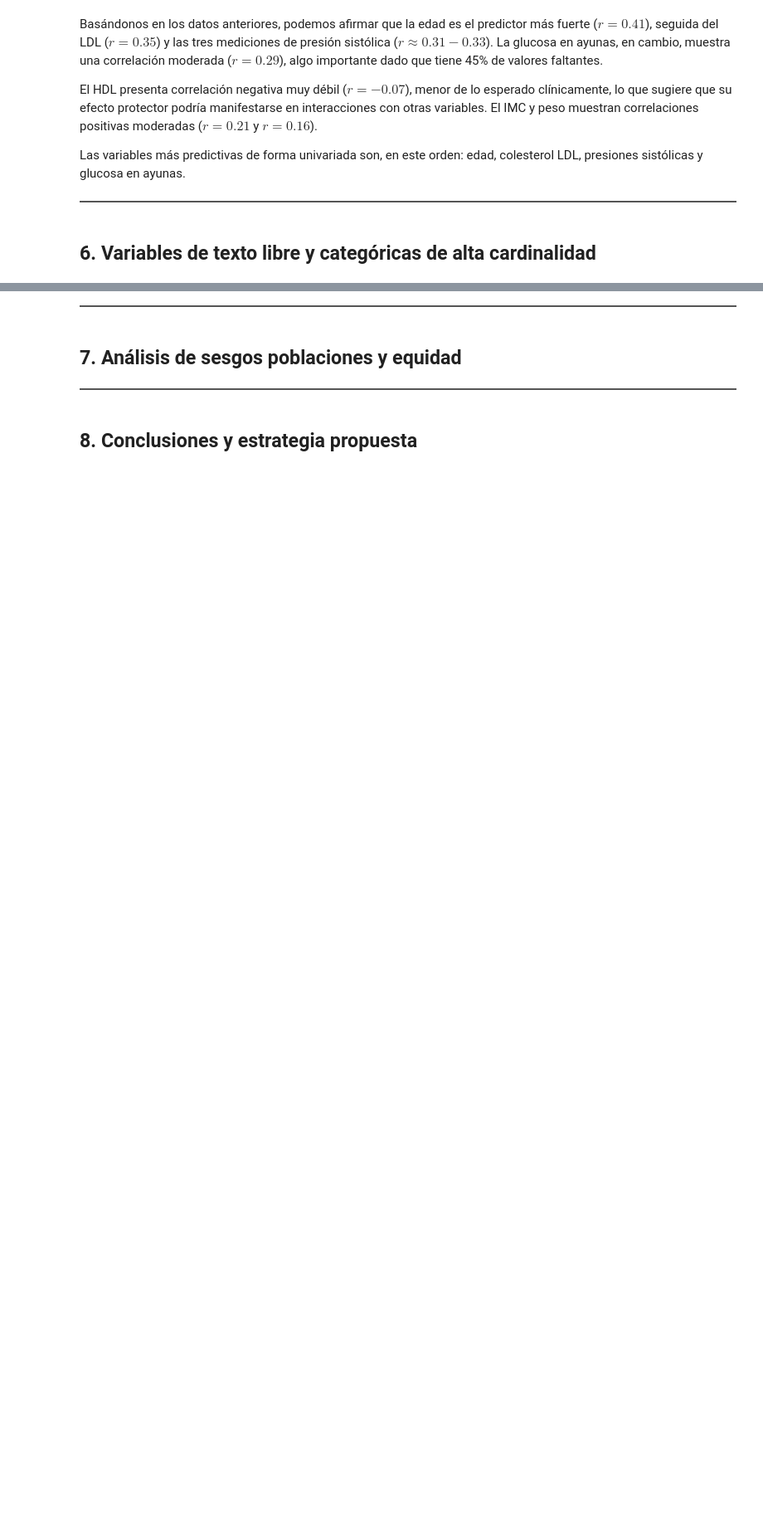
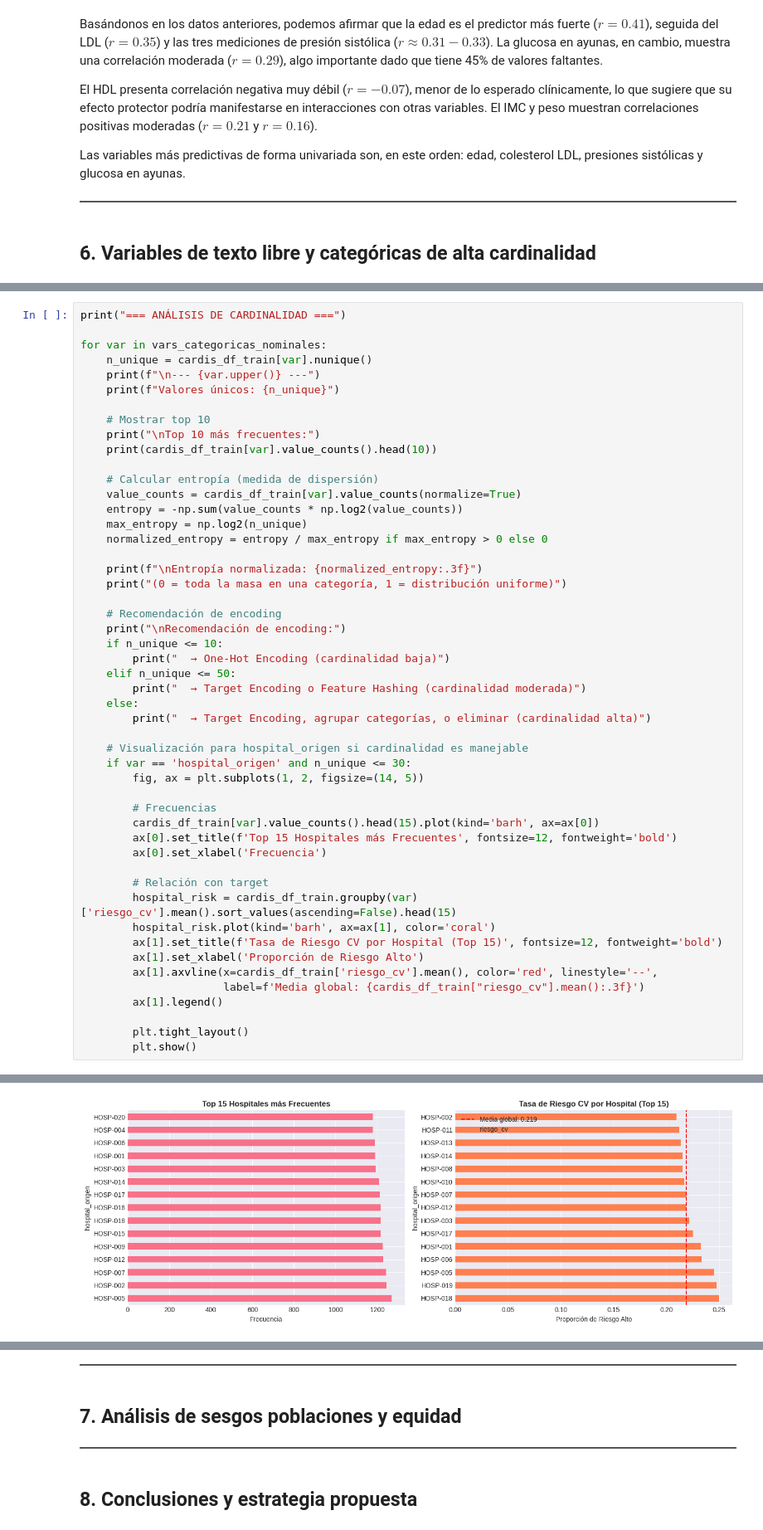
Before and after one commit to DiegoGuerrero09/DISIA_Grupo6, a Jupyter notebook: hito2/notebooks/cardis_EDA.ipynb, the cells around one changed output, grey strips where cells are left out. Shown at 83% size. Drawn from its saved outputs; the diff is of its cells as text; blank space fills up the shorter version.

```diff
--- a/hito2/notebooks/cardis_EDA.ipynb
+++ b/hito2/notebooks/cardis_EDA.ipynb
@@ -565,0 +619,51 @@ Las variables más predictivas de forma univariada son, en este orden: edad, col
+# %%
+print("=== ANÁLISIS DE CARDINALIDAD ===")
+
+for var in vars_categoricas_nominales:
+    n_unique = cardis_df_train[var].nunique()
+    print(f"\n--- {var.upper()} ---")
+    print(f"Valores únicos: {n_unique}")
+
+    # Mostrar top 10
+    print("\nTop 10 más frecuentes:")
+    print(cardis_df_train[var].value_counts().head(10))
+
+    # Calcular entropía (medida de dispersión)
+    value_counts = cardis_df_train[var].value_counts(normalize=True)
+    entropy = -np.sum(value_counts * np.log2(value_counts))
+    max_entropy = np.log2(n_unique)
+    normalized_entropy = entropy / max_entropy if max_entropy > 0 else 0
+
+    print(f"\nEntropía normalizada: {normalized_entropy:.3f}")
+    print("(0 = toda la masa en una categoría, 1 = distribución uniforme)")
+
+    # Recomendación de encoding
+    print("\nRecomendación de encoding:")
+    if n_unique <= 10:
+        print("  → One-Hot Encoding (cardinalidad baja)")
+    elif n_unique <= 50:
+        print("  → Target Encoding o Feature Hashing (cardinalidad moderada)")
+    else:
+        print("  → Target Encoding, agrupar categorías, o eliminar (cardinalidad alta)")
+
+    # Visualización para hospital_origen si cardinalidad es manejable
+    if var == 'hospital_origen' and n_unique <= 30:
+        fig, ax = plt.subplots(1, 2, figsize=(14, 5))
+
+        # Frecuencias
+        cardis_df_train[var].value_counts().head(15).plot(kind='barh', ax=ax[0])
+        ax[0].set_title(f'Top 15 Hospitales más Frecuentes', fontsize=12, fontweight='bold')
+        ax[0].set_xlabel('Frecuencia')
+
+        # Relación con target
+        hospital_risk = cardis_df_train.groupby(var)['riesgo_cv'].mean().sort_values(ascending=False).head(15)
+        hospital_risk.plot(kind='barh', ax=ax[1], color='coral')
+        ax[1].set_title(f'Tasa de Riesgo CV por Hospital (Top 15)', fontsize=12, fontweight='bold')
+        ax[1].set_xlabel('Proporción de Riesgo Alto')
+        ax[1].axvline(x=cardis_df_train['riesgo_cv'].mean(), color='red', linestyle='--',
+                      label=f'Media global: {cardis_df_train["riesgo_cv"].mean():.3f}')
+        ax[1].legend()
+
+        plt.tight_layout()
+        plt.show()
+# %% [output]
@@ -565,0 +687 @@ Las variables más predictivas de forma univariada son, en este orden: edad, col
+[figure, added]
```
Also changed, not shown: parts of 14 cells of this notebook.
